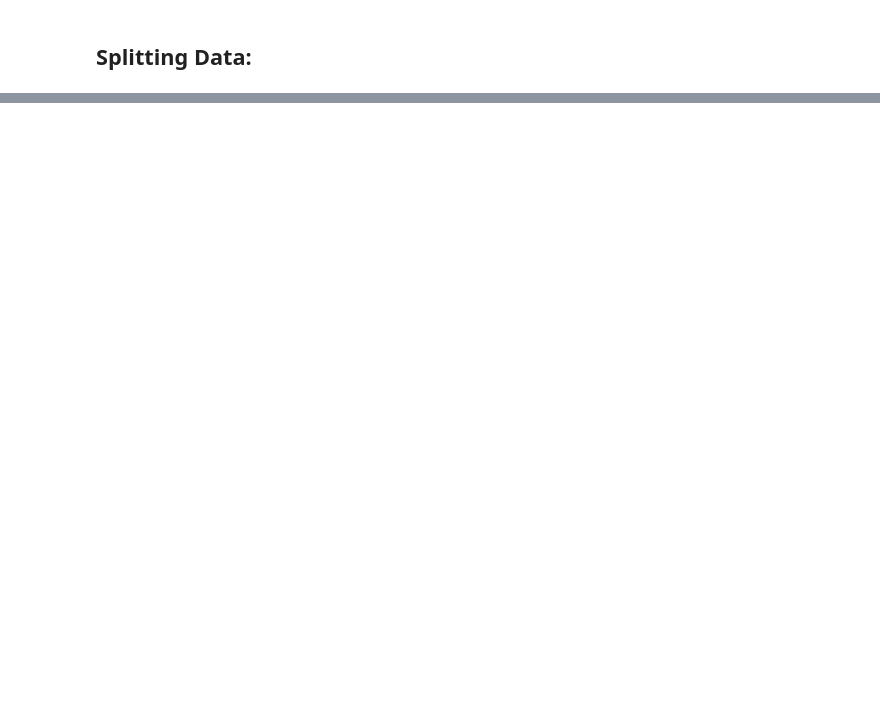
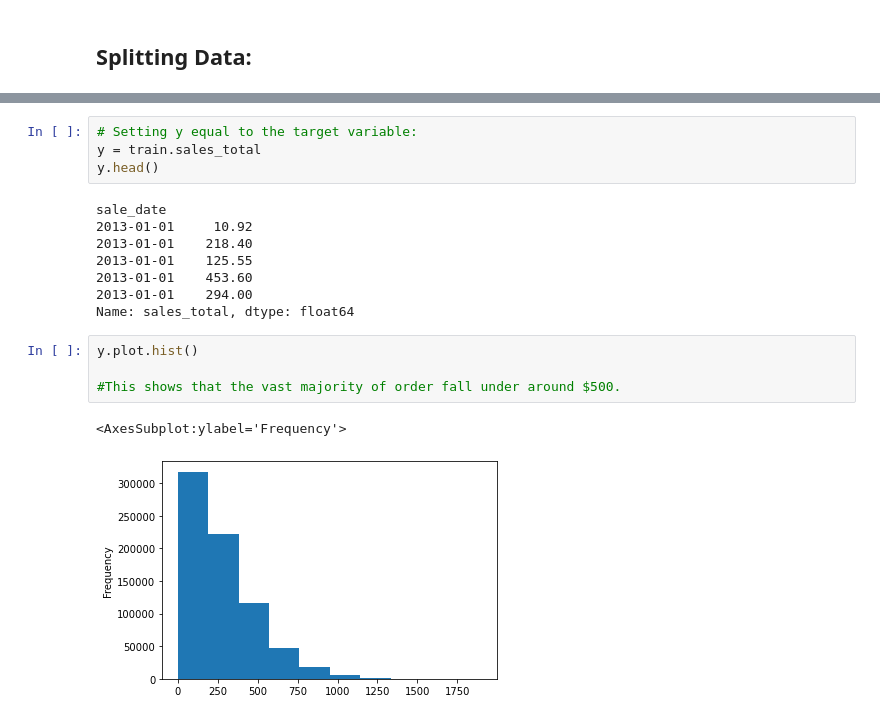
Before and after one commit to greg-maggard/time_series_exercises, a Jupyter notebook: explore.ipynb, the cells around one changed output, grey strips where cells are left out. Saved outputs shown, nothing was run; the diff lists cells and outputs as text; blank space fills up the shorter version.

```diff
--- a/explore.ipynb
+++ b/explore.ipynb
@@ -22,0 +48,19 @@ sales.head(1)
+# %%
+# Setting y equal to the target variable:
+y = train.sales_total
+y.head()
+# %% [output]
+sale_date
+2013-01-01     10.92
+2013-01-01    218.40
+2013-01-01    125.55
+2013-01-01    453.60
+2013-01-01    294.00
+Name: sales_total, dtype: float64
+# %%
+y.plot.hist()
+
+#This shows that the vast majority of order fall under around $500.
+# %% [output]
+<AxesSubplot:ylabel='Frequency'>
+[figure, added]
```
Also changed, not shown: parts of 21 cells of this notebook, 1 other file.
